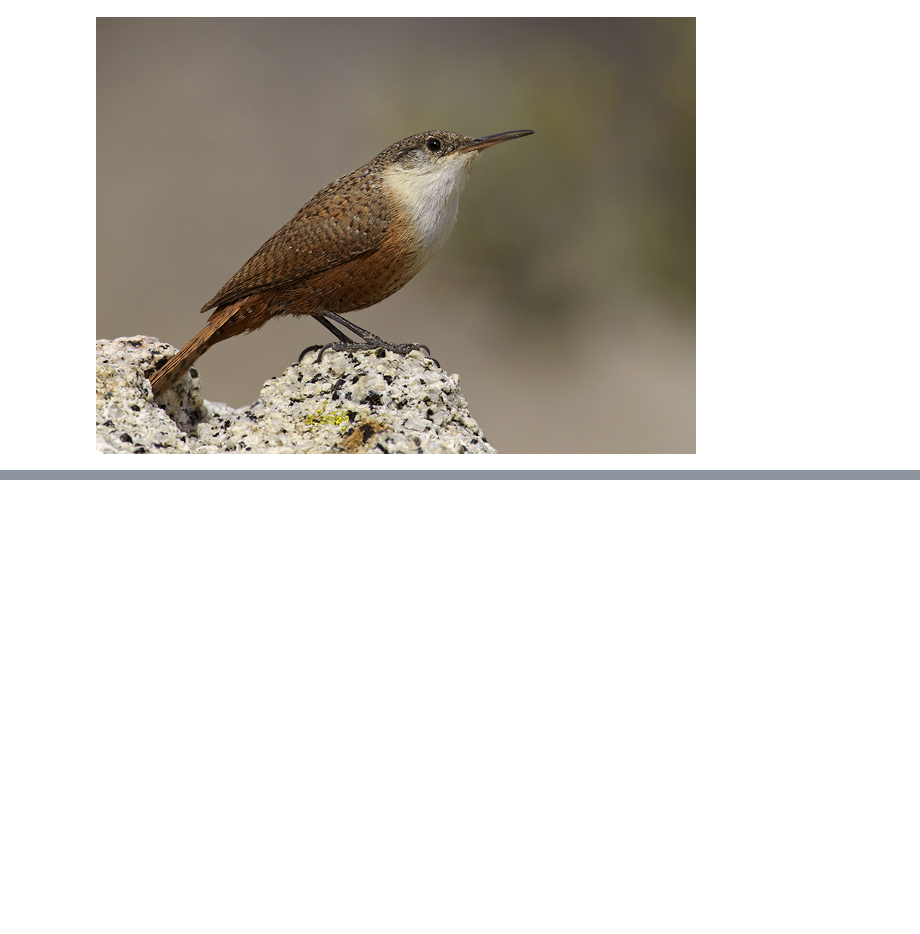
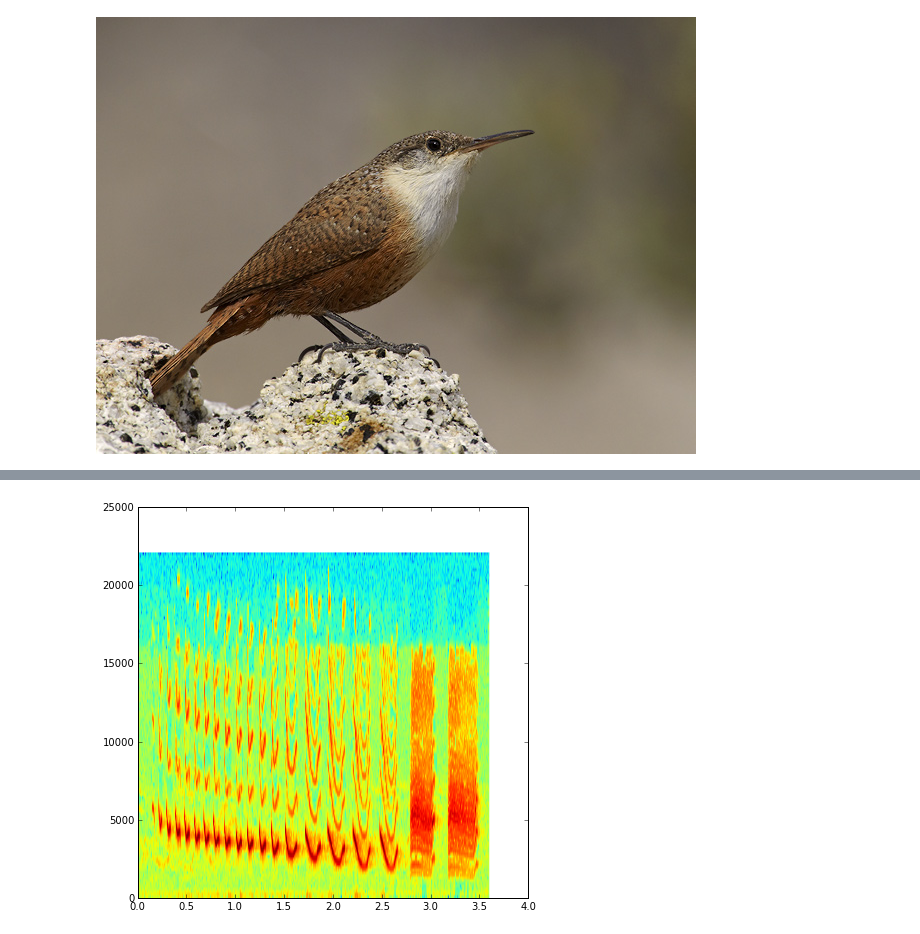
Before and after one commit to jkfurtney/pymn-demo, a Jupyter notebook: demo.ipynb, the cells around one changed output, grey strips where cells are left out. Saved outputs shown, nothing was run; the diff lists cells and outputs as text; code cells hidden in the pictures; blank space fills up the shorter version.

```diff
--- a/demo.ipynb
+++ b/demo.ipynb
@@ -82,0 +99,4 @@ Image(filename="canyon_wren.jpg")
+# %%
+_ = plt.specgram(left, Fs=rate)
+# %% [output]
+[figure, added]
```
Also changed, not shown: parts of 8 cells of this notebook, 2 other files.
